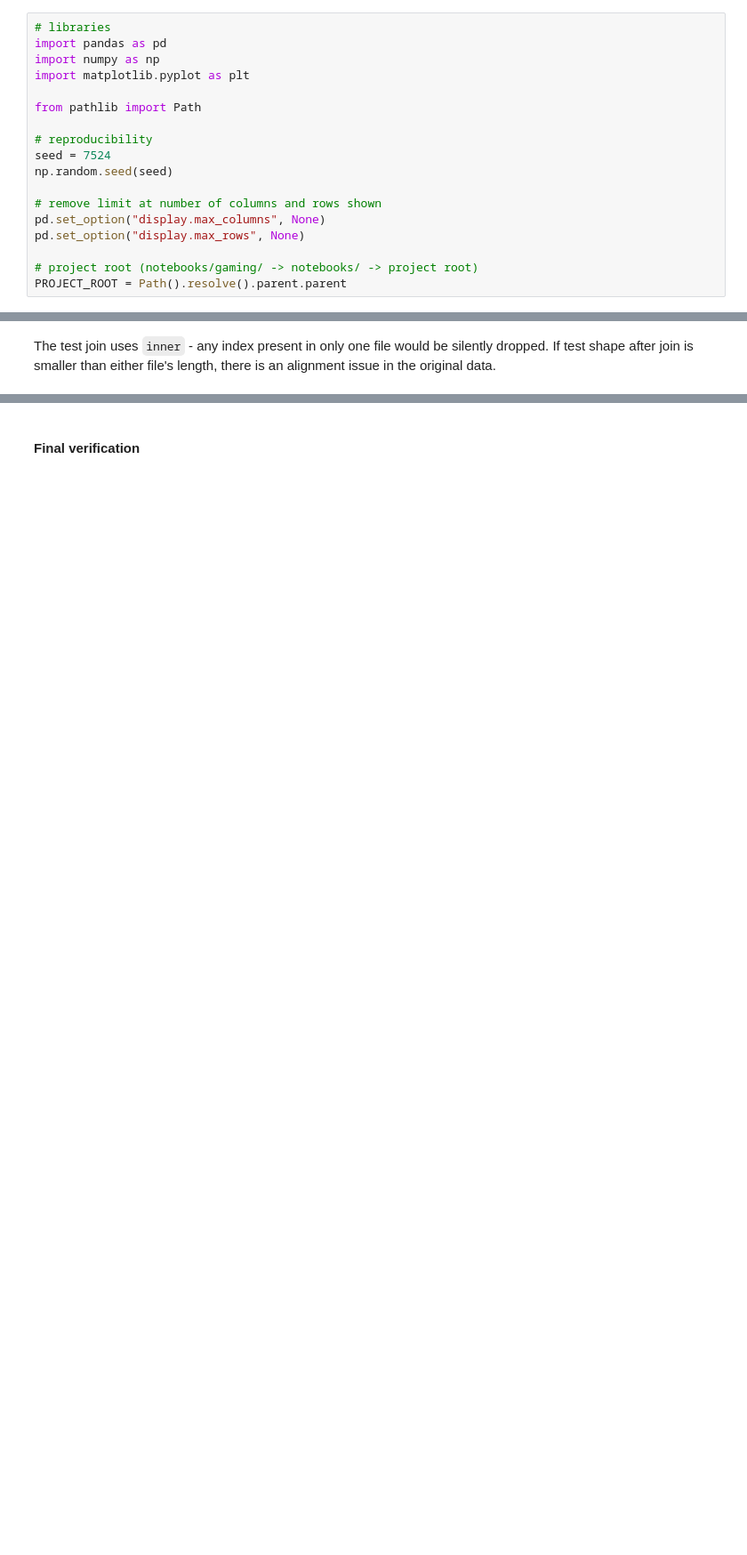
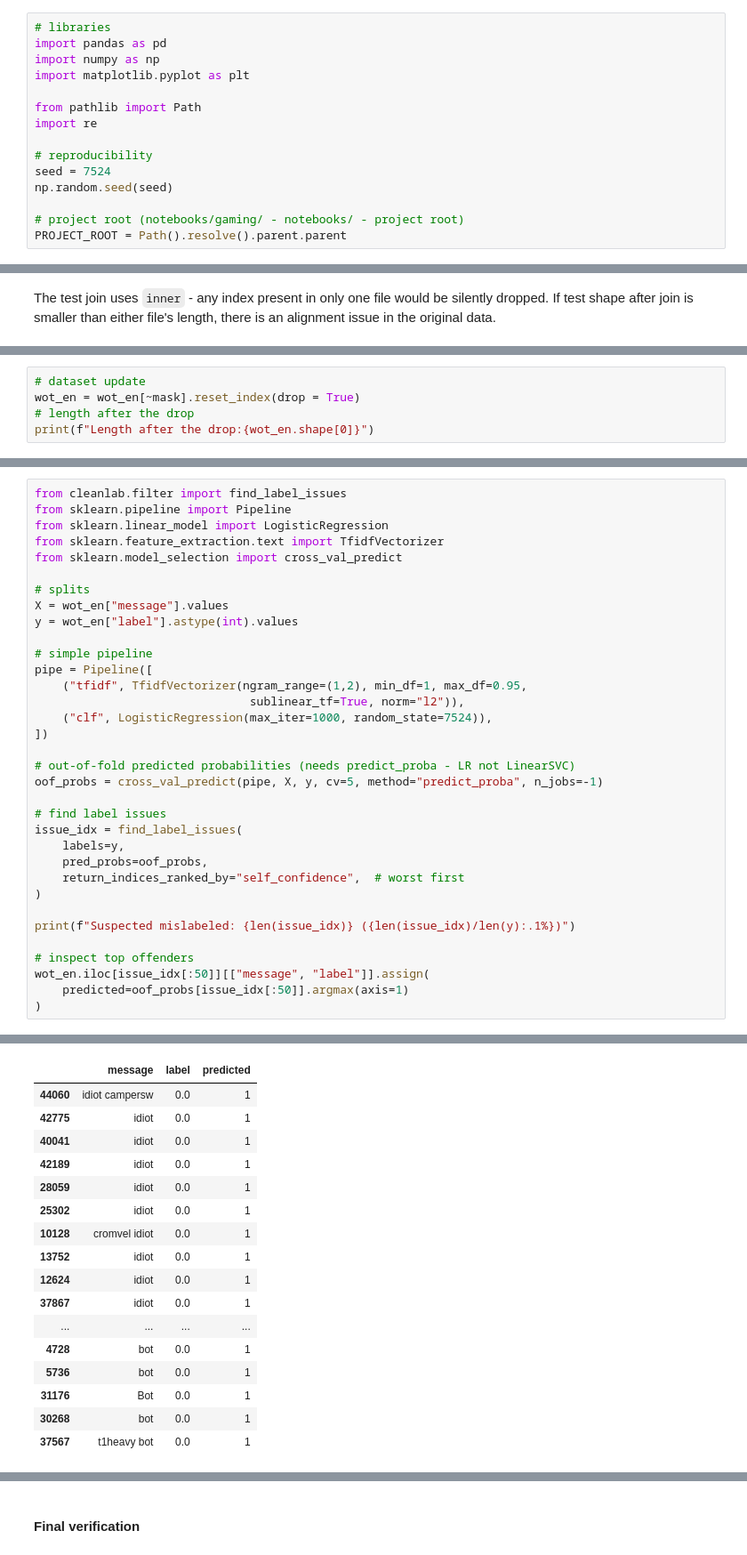
Before and after one commit to paolacalle/gaming-toxicity-detection, a Jupyter notebook: notebooks/gaming/initial_cleaning_gaming.ipynb, the cells around one changed output, grey strips where cells are left out. Shown at 89% size. Saved outputs shown, nothing was run; the diff lists cells and outputs as text; blank space fills up the shorter version.

Commit message:
feat: added advanced non-english detection and mislabel cleaning for WoT and Dota.

```diff
--- a/notebooks/gaming/initial_cleaning_gaming.ipynb
+++ b/notebooks/gaming/initial_cleaning_gaming.ipynb
@@ -9,16 +9,13 @@ import numpy as np
 import matplotlib.pyplot as plt
 
 from pathlib import Path
+import re
 
 # reproducibility
 seed = 7524
 np.random.seed(seed)
 
-# remove limit at number of columns and rows shown
-pd.set_option("display.max_columns", None)
-pd.set_option("display.max_rows", None)
-
-# project root (notebooks/gaming/ -> notebooks/ -> project root)
+# project root (notebooks/gaming/ - notebooks/ - project root)
 PROJECT_ROOT = Path().resolve().parent.parent
 # %%
 # data directories
@@ -99,0 +201,5 @@ The test join uses `inner` - any index present in only one file would be silentl
+# %%
+# dataset update
+wot_en = wot_en[~mask].reset_index(drop = True)
+# length after the drop
+print(f"Length after the drop:{wot_en.shape[0]}")
@@ -99,0 +222,35 @@ The test join uses `inner` - any index present in only one file would be silentl
+# %%
+from cleanlab.filter import find_label_issues
+from sklearn.pipeline import Pipeline
+from sklearn.linear_model import LogisticRegression
+from sklearn.feature_extraction.text import TfidfVectorizer
+from sklearn.model_selection import cross_val_predict
+
+# splits
+X = wot_en["message"].values
+y = wot_en["label"].astype(int).values
+
+# simple pipeline
+pipe = Pipeline([
+    ("tfidf", TfidfVectorizer(ngram_range=(1,2), min_df=1, max_df=0.95,
+                               sublinear_tf=True, norm="l2")),
+    ("clf", LogisticRegression(max_iter=1000, random_state=7524)),
+])
+
+# out-of-fold predicted probabilities (needs predict_proba - LR not LinearSVC)
+oof_probs = cross_val_predict(pipe, X, y, cv=5, method="predict_proba", n_jobs=-1)
+
+# find label issues
+issue_idx = find_label_issues(
+    labels=y,
+    pred_probs=oof_probs,
+    return_indices_ranked_by="self_confidence",  # worst first
+)
+
+print(f"Suspected mislabeled: {len(issue_idx)} ({len(issue_idx)/len(y):.1%})")
+
+# inspect top offenders
+wot_en.iloc[issue_idx[:50]][["message", "label"]].assign(
+    predicted=oof_probs[issue_idx[:50]].argmax(axis=1)
+)
+# %% [output]
@@ -99,0 +258,17 @@ The test join uses `inner` - any index present in only one file would be silentl
+|  | message | label | predicted |
+| 44060 | idiot campersw | 0.0 | 1 |
+| 42775 | idiot | 0.0 | 1 |
+| 40041 | idiot | 0.0 | 1 |
+| 42189 | idiot | 0.0 | 1 |
+| 28059 | idiot | 0.0 | 1 |
+| 25302 | idiot | 0.0 | 1 |
+| 10128 | cromvel idiot | 0.0 | 1 |
+| 13752 | idiot | 0.0 | 1 |
+| 12624 | idiot | 0.0 | 1 |
+| 37867 | idiot | 0.0 | 1 |
+| ... | ... | ... | ... |
+| 4728 | bot | 0.0 | 1 |
+| 5736 | bot | 0.0 | 1 |
+| 31176 | Bot | 0.0 | 1 |
+| 30268 | bot | 0.0 | 1 |
+| 37567 | t1heavy bot | 0.0 | 1 |
```
Also changed, not shown: parts of 37 cells of this notebook.
